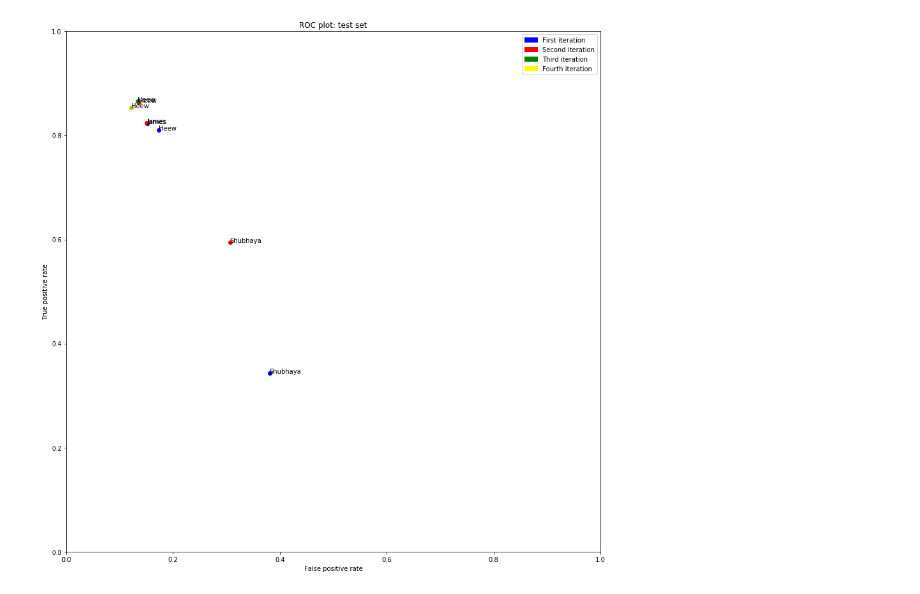
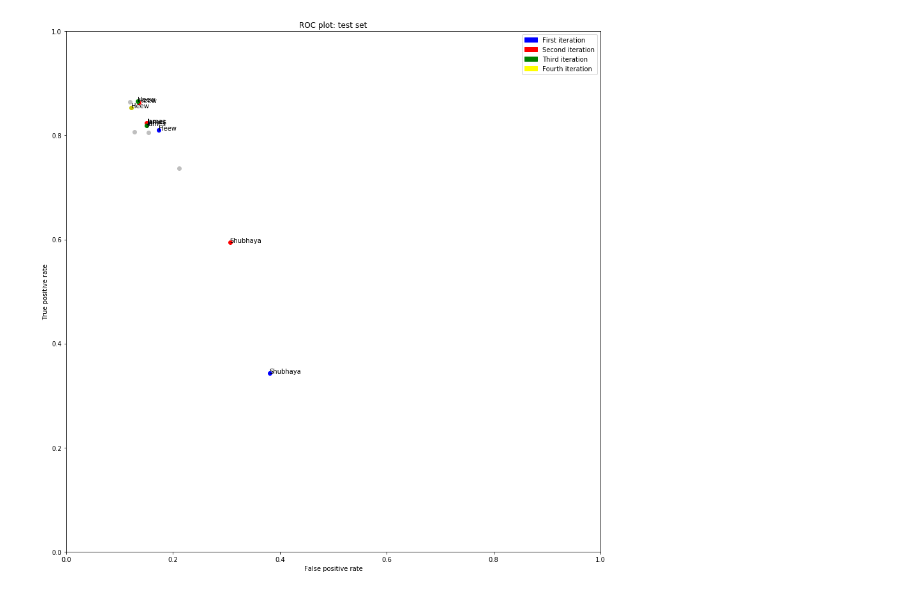
Before and after one commit to visualizedata/ml, a Jupyter notebook: iterations/ML_1_iterations_moviereviews.ipynb, the cells around one changed output. Saved outputs shown, nothing was run; the diff lists cells and outputs as text; code cells hidden in the pictures.

```diff
--- a/iterations/ML_1_iterations_moviereviews.ipynb
+++ b/iterations/ML_1_iterations_moviereviews.ipynb
@@ -1,43 +1,47 @@
-# %%
-performance_1 = [{'Pos': 12500, 'Neg': 12500, 'TP': 10131, 'TN': 10338, 'FP': 2162, 'FN': 2369, 'pos': 0.5, 'neg': 0.5, 'clr': 1.0, 'acc': 0.81876, 'err': 0.18123999999999996, 'tpr': 0.81048, 'tnr': 0.82704, 'fpr': 0.17296, 'fnr': 0.18952, 'prec': 0.8241275522655169, 'name': 'heew'}, {'Pos': 12500, 'Neg': 12500, 'TP': 4290, 'TN': 7739, 'FP': 4761, 'FN': 8210, 'pos': 0.5, 'neg': 0.5, 'clr': 1.0, 'acc': 0.48116, 'err': 0.51884, 'tpr': 0.3432, 'tnr': 0.61912, 'fpr': 0.38088, 'fnr': 0.6568, 'prec': 0.47398077560490554, 'name': 'shubhaya'}, {'Pos': 12500, 'Neg': 12500, 'TP': 10280, 'TN': 10600, 'FP': 1900, 'FN': 2220, 'pos': 0.5, 'neg': 0.5, 'clr': 1.0, 'acc': 0.8352, 'err': 0.16479999999999995, 'tpr': 0.8224, 'tnr': 0.848, 'fpr': 0.152, 'fnr': 0.1776, 'prec': 0.8440065681444991, 'name': 'james'}]
-performance_2 = [{'Pos': 12500, 'Neg': 12500, 'TP': 10788, 'TN': 10798, 'FP': 1702, 'FN': 1712, 'pos': 0.5, 'neg': 0.5, 'clr': 1.0, 'acc': 0.86344, 'err': 0.13656000000000001, 'tpr': 0.86304, 'tnr': 0.86384, 'fpr': 0.13616, 'fnr': 0.13696, 'prec': 0.8637309847878303, 'name': 'heew'}, {'Pos': 12500, 'Neg': 12500, 'TP': 7435, 'TN': 8666, 'FP': 3834, 'FN': 5065, 'pos': 0.5, 'neg': 0.5, 'clr': 1.0, 'acc': 0.64404, 'err': 0.35596000000000005, 'tpr': 0.5948, 'tnr': 0.69328, 'fpr': 0.30672, 'fnr': 0.4052, 'prec': 0.659774602892892, 'name': 'shubhaya'}, {'Pos': 12500, 'Neg': 12500, 'TP': 10291, 'TN': 10618, 'FP': 1882, 'FN': 2209, 'pos': 0.5, 'neg': 0.5, 'clr': 1.0, 'acc': 0.83636, 'err': 0.16364, 'tpr': 0.82328, 'tnr': 0.84944, 'fpr': 0.15056, 'fnr': 0.17672, 'prec': 0.8453955475232071, 'name': 'james'}]
-performance_3 = [{'Pos': 12500, 'Neg': 12500, 'TP': 10822, 'TN': 10833, 'FP': 1667, 'FN': 1678, 'pos': 0.5, 'neg': 0.5, 'clr': 1.0, 'acc': 0.8662, 'err': 0.13380000000000003, 'tpr': 0.86576, 'tnr': 0.86664, 'fpr': 0.13336, 'fnr': 0.13424, 'prec': 0.8665225398350549, 'name': 'heew'}]
-performance_4 = [{'Pos': 12500, 'Neg': 12500, 'TP': 10671, 'TN': 10977, 'FP': 1523, 'FN': 1829, 'pos': 0.5, 'neg': 0.5, 'clr': 1.0, 'acc': 0.86592, 'err': 0.13407999999999998, 'tpr': 0.85368, 'tnr': 0.87816, 'fpr': 0.12184, 'fnr': 0.14632, 'prec': 0.8751025094308676, 'name': 'heew'}]
+# %%
+performance_0 = [{'Pos': 12500, 'Neg': 12500, 'TP': 10069, 'TN': 10578, 'FP': 1922, 'FN': 2431, 'pos': 0.5, 'neg': 0.5, 'clr': 1.0, 'acc': 0.82588, 'err': 0.17412000000000005, 'tpr': 0.80552, 'tnr': 0.84624, 'fpr': 0.15376, 'fnr': 0.19448, 'prec': 0.8397131181719623, 'name': 'inhye'}, {'Pos': 12500, 'Neg': 12500, 'TP': 10086, 'TN': 10905, 'FP': 1595, 'FN': 2414, 'pos': 0.5, 'neg': 0.5, 'clr': 1.0, 'acc': 0.83964, 'err': 0.16035999999999995, 'tpr': 0.80688, 'tnr': 0.8724, 'fpr': 0.1276, 'fnr': 0.19312, 'prec': 0.8634534714493622, 'name': 'misha'}, {'Pos': 12500, 'Neg': 12500, 'TP': 10797, 'TN': 11007, 'FP': 1493, 'FN': 1703, 'pos': 0.5, 'neg': 0.5, 'clr': 1.0, 'acc': 0.87216, 'err': 0.12783999999999995, 'tpr': 0.86376, 'tnr': 0.88056, 'fpr': 0.11944, 'fnr': 0.13624, 'prec': 0.8785191212367779, 'name': 'neil'}, {'Pos': 12500, 'Neg': 12500, 'TP': 9212, 'TN': 9860, 'FP': 2640, 'FN': 3288, 'pos': 0.5, 'neg': 0.5, 'clr': 1.0, 'acc': 0.76288, 'err': 0.23712, 'tpr': 0.73696, 'tnr': 0.7888, 'fpr': 0.2112, 'fnr': 0.26304, 'prec': 0.7772527843401957, 'name': 'soonk'}]
+performance_1 = [{'Pos': 12500, 'Neg': 12500, 'TP': 10131, 'TN': 10338, 'FP': 2162, 'FN': 2369, 'pos': 0.5, 'neg': 0.5, 'clr': 1.0, 'acc': 0.81876, 'err': 0.18123999999999996, 'tpr': 0.81048, 'tnr': 0.82704, 'fpr': 0.17296, 'fnr': 0.18952, 'prec': 0.8241275522655169, 'name': 'heew'}, {'Pos': 12500, 'Neg': 12500, 'TP': 4290, 'TN': 7739, 'FP': 4761, 'FN': 8210, 'pos': 0.5, 'neg': 0.5, 'clr': 1.0, 'acc': 0.48116, 'err': 0.51884, 'tpr': 0.3432, 'tnr': 0.61912, 'fpr': 0.38088, 'fnr': 0.6568, 'prec': 0.47398077560490554, 'name': 'shubhaya'}, {'Pos': 12500, 'Neg': 12500, 'TP': 10280, 'TN': 10600, 'FP': 1900, 'FN': 2220, 'pos': 0.5, 'neg': 0.5, 'clr': 1.0, 'acc': 0.8352, 'err': 0.16479999999999995, 'tpr': 0.8224, 'tnr': 0.848, 'fpr': 0.152, 'fnr': 0.1776, 'prec': 0.8440065681444991, 'name': 'james'}]
+performance_2 = [{'Pos': 12500, 'Neg': 12500, 'TP': 10788, 'TN': 10798, 'FP': 1702, 'FN': 1712, 'pos': 0.5, 'neg': 0.5, 'clr': 1.0, 'acc': 0.86344, 'err': 0.13656000000000001, 'tpr': 0.86304, 'tnr': 0.86384, 'fpr': 0.13616, 'fnr': 0.13696, 'prec': 0.8637309847878303, 'name': 'heew'}, {'Pos': 12500, 'Neg': 12500, 'TP': 7435, 'TN': 8666, 'FP': 3834, 'FN': 5065, 'pos': 0.5, 'neg': 0.5, 'clr': 1.0, 'acc': 0.64404, 'err': 0.35596000000000005, 'tpr': 0.5948, 'tnr': 0.69328, 'fpr': 0.30672, 'fnr': 0.4052, 'prec': 0.659774602892892, 'name': 'shubhaya'}, {'Pos': 12500, 'Neg': 12500, 'TP': 10291, 'TN': 10618, 'FP': 1882, 'FN': 2209, 'pos': 0.5, 'neg': 0.5, 'clr': 1.0, 'acc': 0.83636, 'err': 0.16364, 'tpr': 0.82328, 'tnr': 0.84944, 'fpr': 0.15056, 'fnr': 0.17672, 'prec': 0.8453955475232071, 'name': 'james'}]
+performance_3 = [{'Pos': 12500, 'Neg': 12500, 'TP': 10822, 'TN': 10833, 'FP': 1667, 'FN': 1678, 'pos': 0.5, 'neg': 0.5, 'clr': 1.0, 'acc': 0.8662, 'err': 0.13380000000000003, 'tpr': 0.86576, 'tnr': 0.86664, 'fpr': 0.13336, 'fnr': 0.13424, 'prec': 0.8665225398350549, 'name': 'heew'}, {'Pos': 12500, 'Neg': 12500, 'TP': 10235, 'TN': 10614, 'FP': 1886, 'FN': 2265, 'pos': 0.5, 'neg': 0.5, 'clr': 1.0, 'acc': 0.83396, 'err': 0.16603999999999997, 'tpr': 0.8188, 'tnr': 0.84912, 'fpr': 0.15088, 'fnr': 0.1812, 'prec': 0.8444022770398482, 'name': 'james'}]
+performance_4 = [{'Pos': 12500, 'Neg': 12500, 'TP': 10671, 'TN': 10977, 'FP': 1523, 'FN': 1829, 'pos': 0.5, 'neg': 0.5, 'clr': 1.0, 'acc': 0.86592, 'err': 0.13407999999999998, 'tpr': 0.85368, 'tnr': 0.87816, 'fpr': 0.12184, 'fnr': 0.14632, 'prec': 0.8751025094308676, 'name': 'heew'}]
 # %%
 import matplotlib.pyplot as plt
 import matplotlib.patches as mpatches
 %matplotlib inline
 plt.rcParams['figure.figsize'] = (15, 15)
 # %%
+for fit in performance_0:
+    plt.plot(fit['fpr'],
+             fit['tpr'], 'o', color='0.75')
 for fit in performance_1:
     plt.plot(fit['fpr'],
              fit['tpr'], 'bo')
     plt.text(fit['fpr'],
              fit['tpr'], fit['name'].title())
 for fit in performance_2:
     plt.plot(fit['fpr'],
              fit['tpr'], 'ro')
     plt.text(fit['fpr'],
              fit['tpr'], fit['name'].title())
 for fit in performance_3:
     plt.plot(fit['fpr'],
              fit['tpr'], 'go')
     plt.text(fit['fpr'],
              fit['tpr'], fit['name'].title())
 for fit in performance_4:
     plt.plot(fit['fpr'],
              fit['tpr'], 'yo')
     plt.text(fit['fpr'],
              fit['tpr'], fit['name'].title())
 plt.axis([0, 1, 0, 1])
 plt.title('ROC plot: test set')
 plt.xlabel('False positive rate')
 plt.ylabel('True positive rate')
 blue_patch = mpatches.Patch(color='blue', label='First iteration')
 red_patch = mpatches.Patch(color='red', label='Second iteration')
 green_patch = mpatches.Patch(color='green', label='Third iteration')
 yellow_patch = mpatches.Patch(color='yellow', label='Fourth iteration')
 plt.legend(handles=[blue_patch, red_patch, green_patch, yellow_patch])
 plt.show()
 # %% [output]
-[figure, old version]
+[figure, new version]
```
Also changed, not shown: 2 other files.
